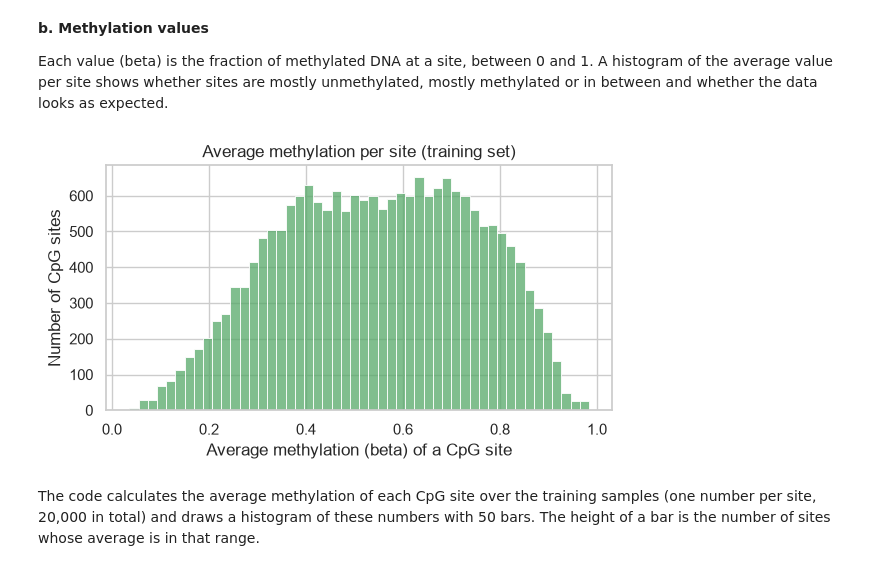
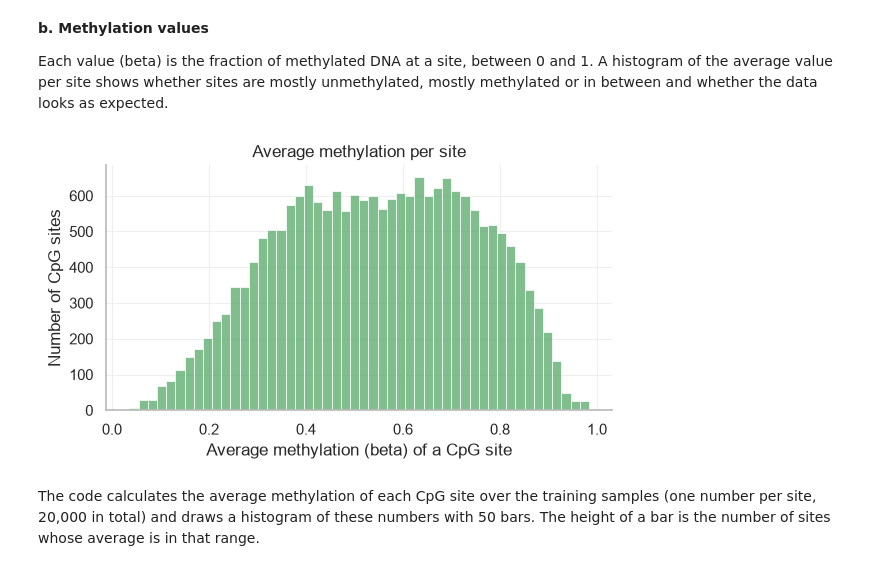
Before and after one commit to ekazasi/methylation-age-prediction, a Jupyter notebook: age_prediction_methylation_final.ipynb, the cells around one changed output. Cells and saved outputs as stored; diff of their text form; code cells hidden in the pictures.

```diff
--- a/age_prediction_methylation_final.ipynb
+++ b/age_prediction_methylation_final.ipynb
@@ -297,15 +304,22 @@ If a model just guessed 64 (mean age) for everyone, it would be off by about 15
 Each value (beta) is the fraction of methylated DNA at a site, between 0 and 1. A histogram of the average value per site shows whether sites are mostly unmethylated, mostly methylated or in between and whether the data looks as expected.
 # %%
 fig, ax = plt.subplots(figsize=(6, 3.5))
-sns.histplot(X_train.mean(axis=0), bins=50, ax=ax, color="#55A868")
+sns.histplot(X_train.mean(axis=0), bins=50, ax=ax, color="#55A868", edgecolor="white", linewidth=0.5)
 ax.set_xlabel("Average methylation (beta) of a CpG site")
 ax.set_ylabel("Number of CpG sites")
-ax.set_title("Average methylation per site (training set)")
+ax.set_title("Average methylation per site")
+
+ax.grid(True, color="#eeeeee", linewidth=0.8)   # faint grid
+ax.set_axisbelow(True)                          # grid behind the bars
+sns.despine(ax=ax)
+ax.spines["left"].set_color("#bbbbbb")
+ax.spines["bottom"].set_color("#bbbbbb")
+
 fig.tight_layout()
 fig.savefig(FIG_DIR / "methylation_distribution.png", dpi=200)
 plt.show()
 # %% [output]
-[figure, old version]
+[figure, new version]
 # %% [markdown]
 The code calculates the average methylation of each CpG site over the training samples (one number per site, 20,000 in total) and draws a histogram of these numbers with 50 bars. The height of a bar is the number of sites whose average is in that range.
 # %% [markdown]
```
Also changed, not shown: parts of 9 cells of this notebook.
